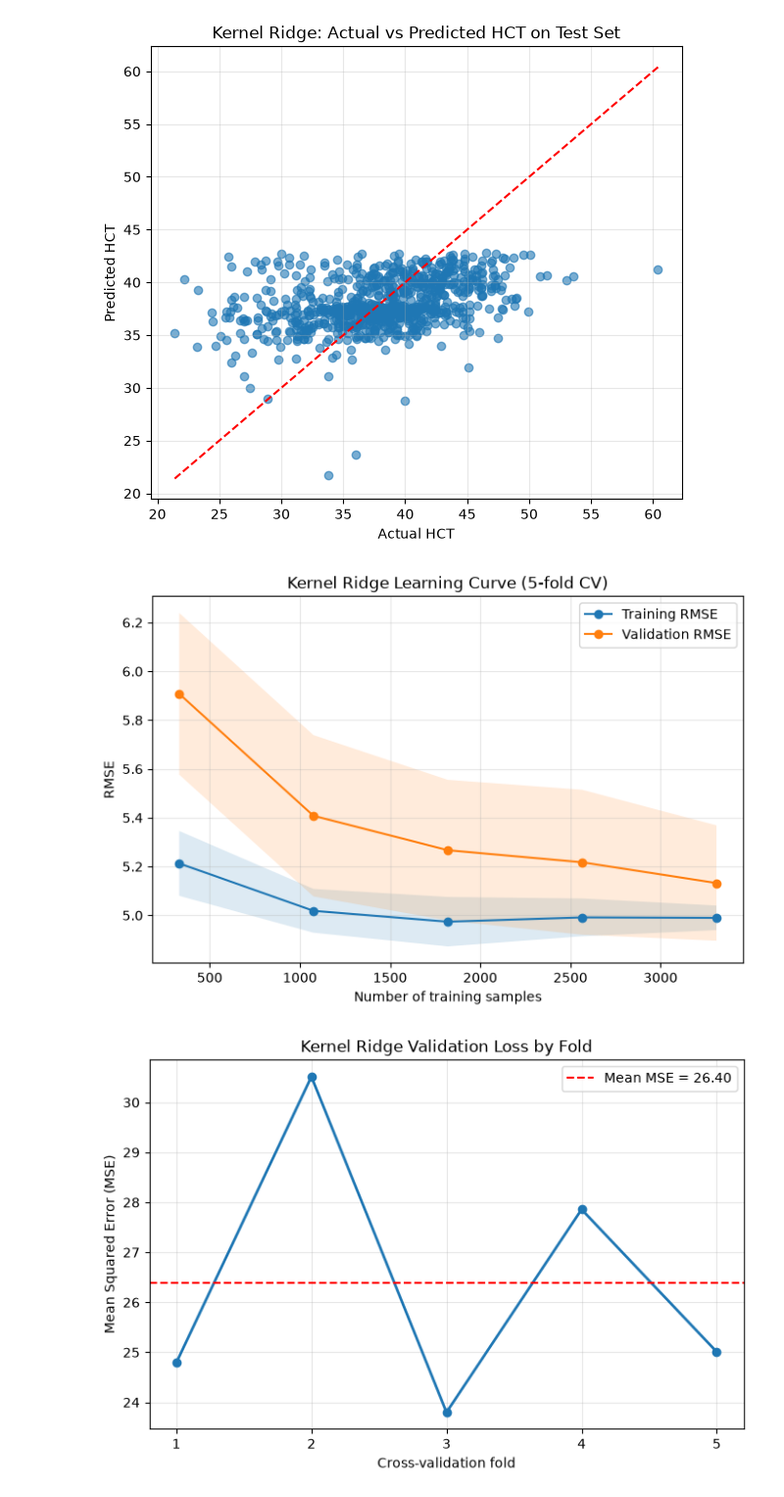
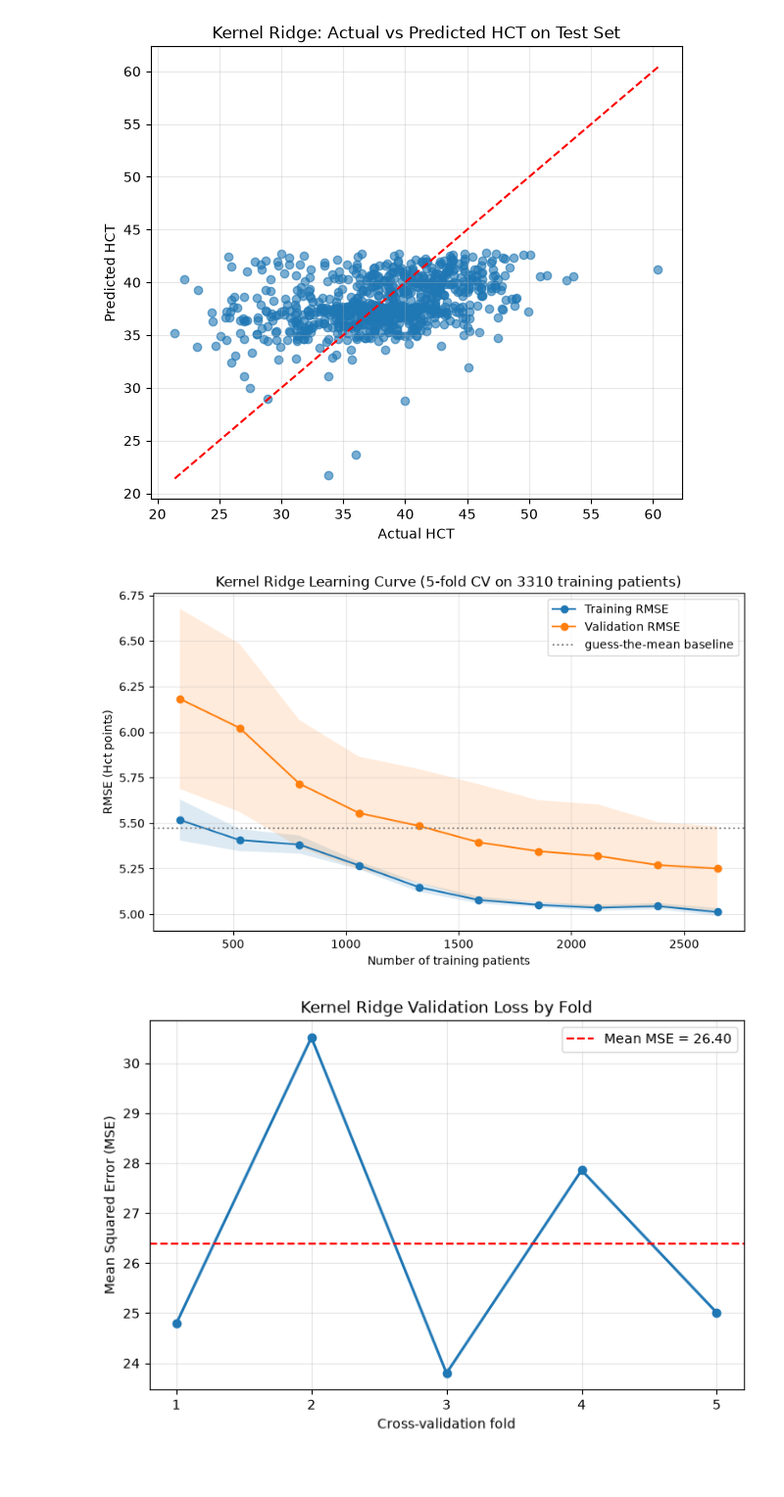
Before and after one commit to May-hk/lab-test-prediction, a Jupyter notebook: kernel_ridge.ipynb, the cells around one changed output. Shown at 98% size. Saved outputs shown, nothing was run; the diff lists cells and outputs as text; code cells hidden in the pictures; blank space fills up the shorter version.

```diff
--- a/kernel_ridge.ipynb
+++ b/kernel_ridge.ipynb
@@ -260,49 +260,36 @@ Mean Absolute Error (MAE): 3.8269
 | 958 | 39.6 | 36.65 | 2.95 |
 [figure]
 # %%
-# 6. Learning curve: training and validation RMSE versus training-set size
+# 6. Learning curve: training and validation RMSE vs training-set size (training data only)
 from sklearn.model_selection import learning_curve
 
 train_sizes, train_scores, validation_scores = learning_curve(
-    estimator=model,
-    X=X,
-    y=y,
-    cv=cv,
-    train_sizes=np.linspace(0.1, 1.0, 5),
+    estimator=model,          # must be the TUNED kernel ridge (best alpha/gamma)
+    X=X_train,                # training patients only (3,310)
+    y=y_train,
+    cv=cv,                    # same shuffled KFold(5, random_state=42) as the other models
+    train_sizes=np.linspace(0.1, 1.0, 10),
     scoring="neg_root_mean_squared_error",
     n_jobs=-1,
 )
 
 train_rmse = -train_scores
 validation_rmse = -validation_scores
-train_rmse_mean = train_rmse.mean(axis=1)
-train_rmse_std = train_rmse.std(axis=1)
-validation_rmse_mean = validation_rmse.mean(axis=1)
-validation_rmse_std = validation_rmse.std(axis=1)
+train_rmse_mean, train_rmse_std = train_rmse.mean(axis=1), train_rmse.std(axis=1)
+validation_rmse_mean, validation_rmse_std = validation_rmse.mean(axis=1), validation_rmse.std(axis=1)
 
 plt.figure(figsize=(8, 5))
 plt.plot(train_sizes, train_rmse_mean, "o-", label="Training RMSE")
 plt.plot(train_sizes, validation_rmse_mean, "o-", label="Validation RMSE")
-plt.fill_between(
-    train_sizes,
-    train_rmse_mean - train_rmse_std,
-    train_rmse_mean + train_rmse_std,
-    alpha=0.15,
-)
-plt.fill_between(
-    train_sizes,
-    validation_rmse_mean - validation_rmse_std,
-    validation_rmse_mean + validation_rmse_std,
-    alpha=0.15,
-)
-plt.xlabel("Number of training samples")
-plt.ylabel("RMSE")
-plt.title("Kernel Ridge Learning Curve (5-fold CV)")
-plt.legend()
-plt.grid(alpha=0.3)
-plt.show()
+plt.fill_between(train_sizes, train_rmse_mean - train_rmse_std, train_rmse_mean + train_rmse_std, alpha=0.15)
+plt.fill_between(train_sizes, validation_rmse_mean - validation_rmse_std,
+                 validation_rmse_mean + validation_rmse_std, alpha=0.15)
+plt.axhline(y_train.std(), color="gray", linestyle=":", label="guess-the-mean baseline")
+plt.xlabel("Number of training patients"); plt.ylabel("RMSE (Hct points)")
+plt.title(f"Kernel Ridge Learning Curve (5-fold CV on {len(X_train)} training patients)")
+plt.legend(); plt.grid(alpha=0.3); plt.tight_layout(); plt.show()
 # %% [output]
-[figure, old version]
+[figure, new version]
 # %%
 # 7. Loss curve: validation MSE for each cross-validation fold
 # Kernel Ridge has no epoch-by-epoch loss because it is fitted directly.
```
Also changed, not shown: 1 other file.
